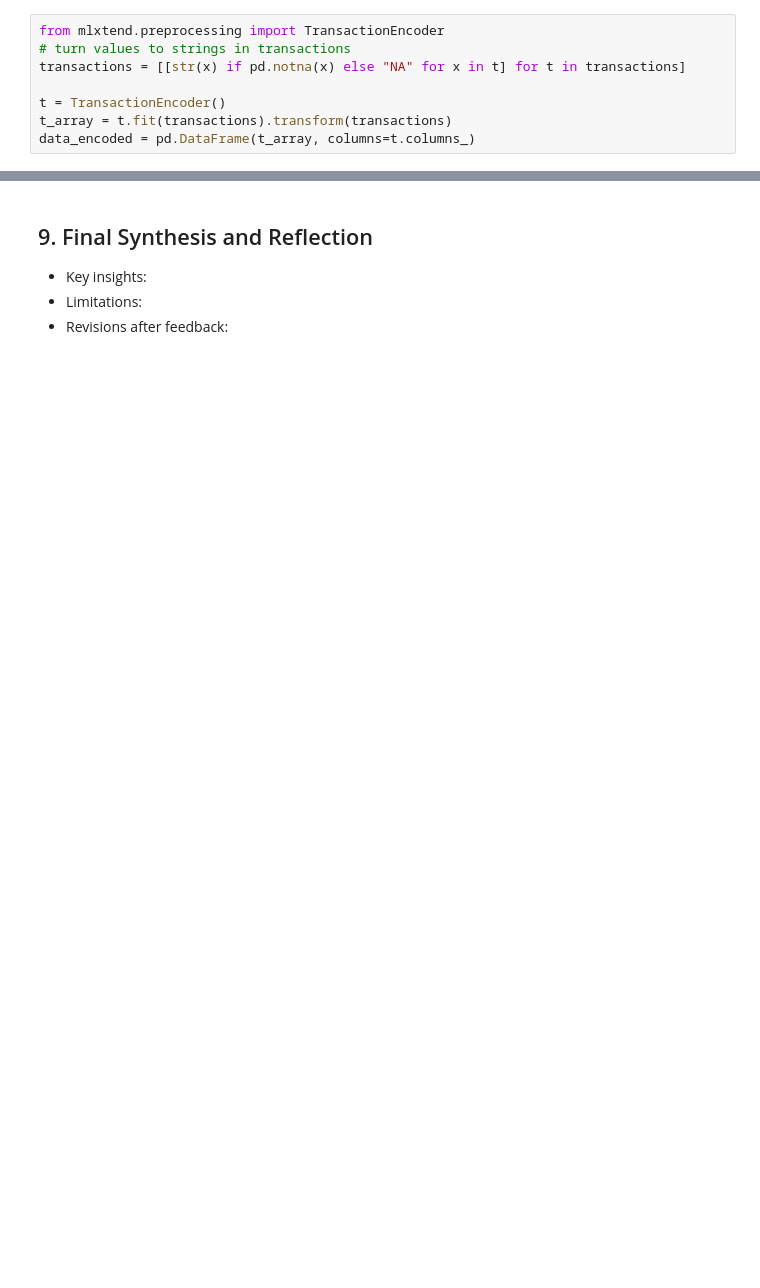
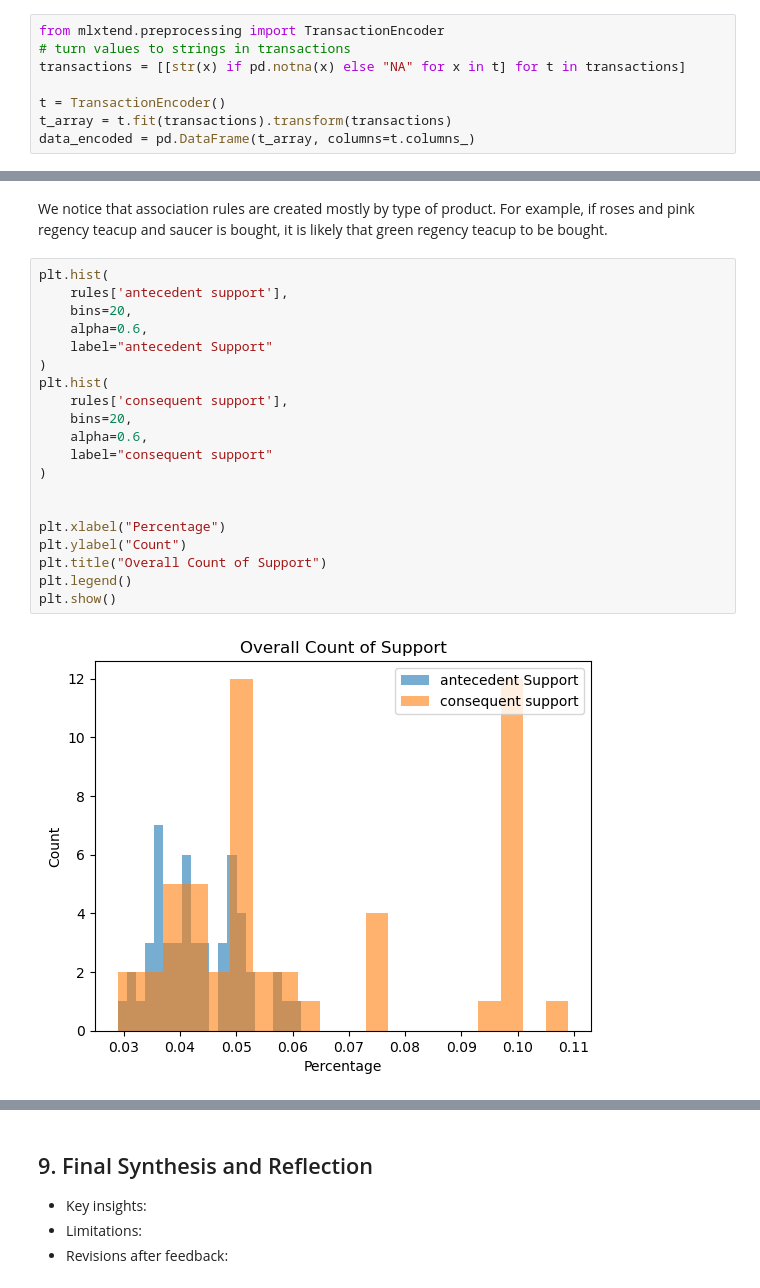
Before and after one commit to NouRALsaidD/data_mining_2026, a Jupyter notebook: data_mining_project_template.ipynb, the cells around one changed output, grey strips where cells are left out. Drawn from its saved outputs; the diff is of its cells as text; blank space fills up the shorter version.

```diff
--- a/data_mining_project_template.ipynb
+++ b/data_mining_project_template.ipynb
@@ -1920,0 +1975,24 @@ rules
+# %% [markdown]
+We notice that association rules are created mostly by type of product. For example, if roses and pink regency teacup and saucer is bought, it is likely that green regency teacup to be bought.
+# %%
+plt.hist(
+    rules['antecedent support'],
+    bins=20,
+    alpha=0.6,
+    label="antecedent Support"
+)
+plt.hist(
+    rules['consequent support'],
+    bins=20,
+    alpha=0.6,
+    label="consequent support"
+)
+
+
+plt.xlabel("Percentage")
+plt.ylabel("Count")
+plt.title("Overall Count of Support")
+plt.legend()
+plt.show()
+# %% [output]
+[figure, added]
```
Also changed, not shown: parts of 20 cells of this notebook.
